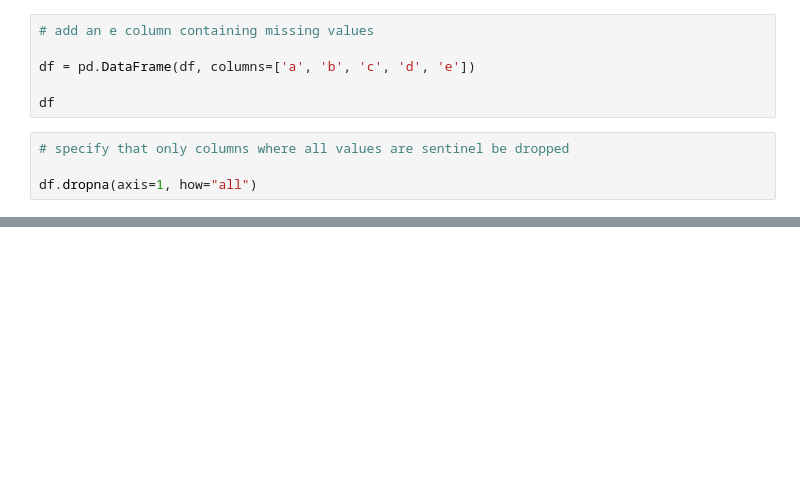
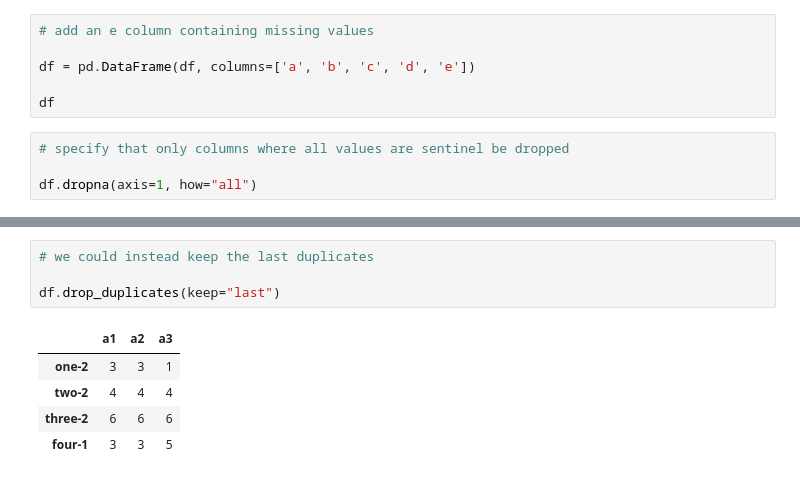
Before and after one commit to morayo0x/data_analysis, a Jupyter notebook: lib/pandas.ipynb, the cells around one changed output, grey strips where cells are left out. Saved outputs shown, nothing was run; the diff lists cells and outputs as text; blank space fills up the shorter version.

```diff
--- a/lib/pandas.ipynb
+++ b/lib/pandas.ipynb
@@ -1385,0 +1425,10 @@ df.fillna(method="ffill", limit=1)
+# %%
+# we could instead keep the last duplicates
+
+df.drop_duplicates(keep="last")
+# %% [output]
+|  | a1 | a2 | a3 |
+| one-2 | 3 | 3 | 1 |
+| two-2 | 4 | 4 | 4 |
+| three-2 | 6 | 6 | 6 |
+| four-1 | 3 | 3 | 5 |
```
Also changed, not shown: parts of 23 cells of this notebook.
